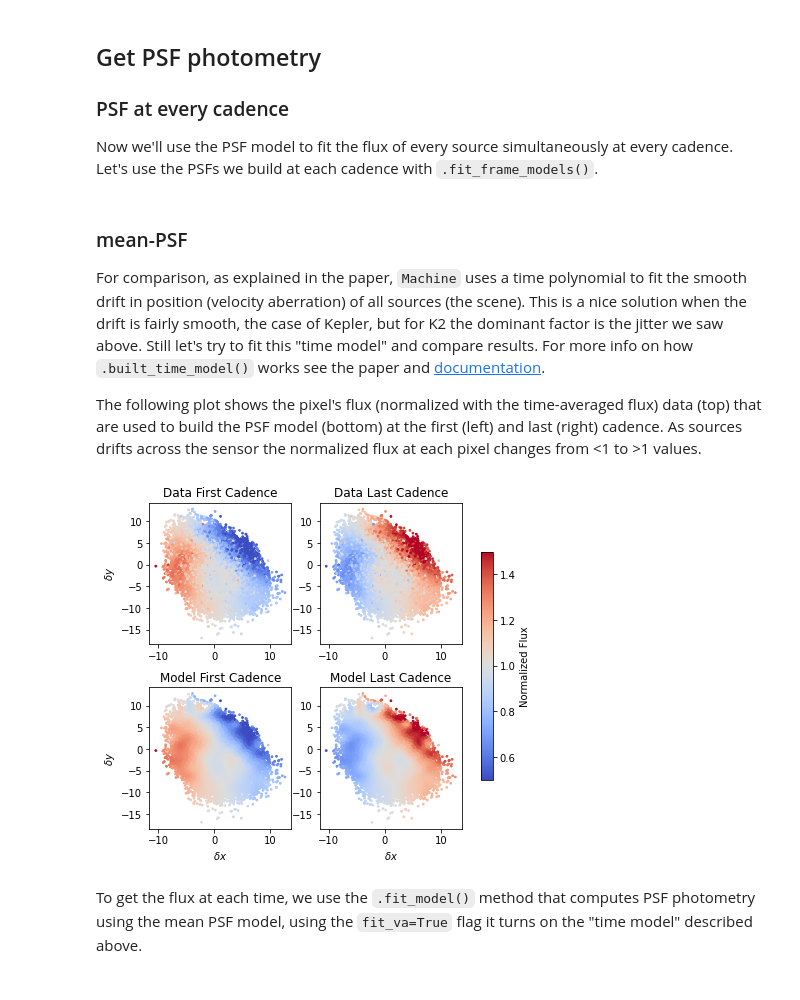
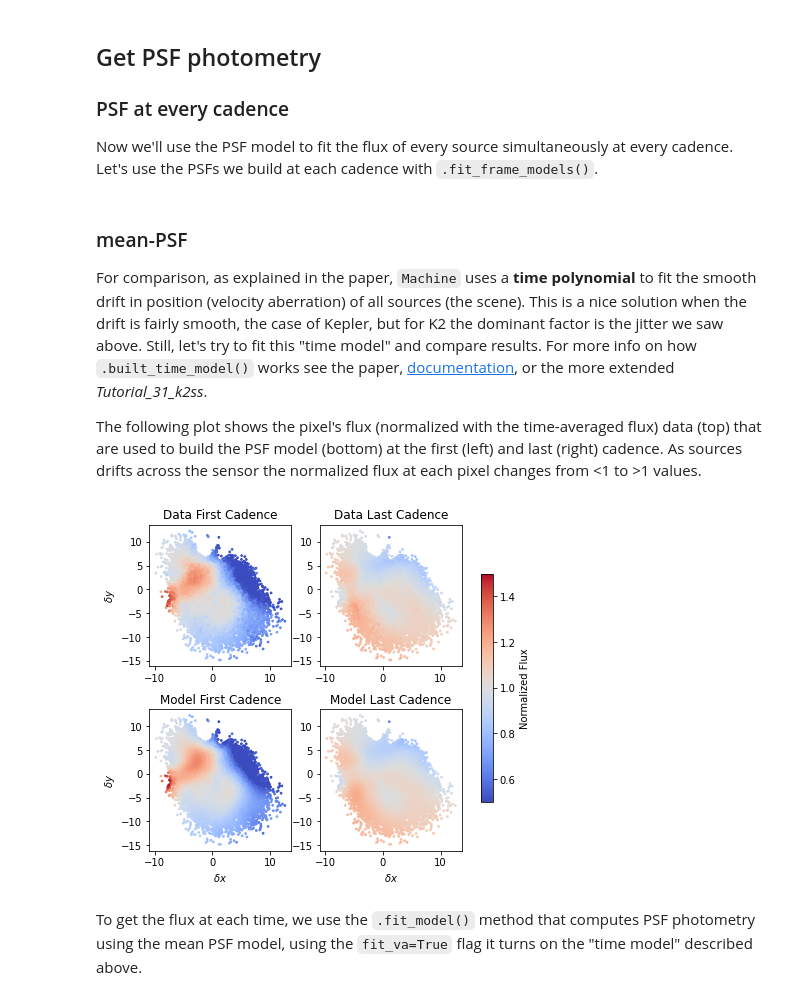
Before and after one commit to SSDataLab/psfmachine, a Jupyter notebook: docs/tutorials/Tutorial_30_k2ss.ipynb, the cells around one changed output. Drawn from its saved outputs; the diff is of its cells as text; code cells hidden in the pictures.

Commit message:
new k2-ss tutorials

```diff
--- a/docs/tutorials/Tutorial_30_k2ss.ipynb
+++ b/docs/tutorials/Tutorial_30_k2ss.ipynb
@@ -154,10 +147,11 @@ m67.fit_frame_model()
 # %% [markdown]
 ### mean-PSF
 
-For comparison, as explained in the paper, `Machine` uses a time polynomial to fit the smooth drift in position (velocity aberration) of all sources (the scene).
+For comparison, as explained in the paper, `Machine` uses a **time polynomial** to fit the smooth drift in position (velocity aberration) of all sources (the scene).
 This is a nice solution when the drift is fairly smooth, the case of Kepler, but for K2 the dominant factor is the jitter we saw above.
-Still let's try to fit this "time model" and compare  results. For more info on how `.built_time_model()` works see the
-paper and [documentation](https://ssdatalab.github.io/psfmachine/machine/#psfmachine.machine.Machine.build_time_modelx).
+Still, let's try to fit this "time model" and compare results. For more info on how `.built_time_model()` works see the
+paper, [documentation](https://ssdatalab.github.io/psfmachine/machine/#psfmachine.machine.Machine.build_time_modelx), or the more
+extended *Tutorial_31_k2ss*.
 
 The following plot shows the pixel's flux (normalized with the time-averaged flux) data (top) that are used to build the PSF model
 (bottom) at the first (left) and last (right) cadence. As sources drifts across the sensor the normalized flux at each pixel
@@ -165,10 +159,11 @@ changes from <1 to >1 values.
 # %%
 # we need to run .build_shape_model(cadenceno='mean') again to have the
 # right source masks inside machine,
-m67.build_shape_model(cadenceno='mean', plot=False);
+m67.time_corrector = "polynomial"
+m67.build_shape_model(frame_index='mean', plot=False);
 m67.build_time_model(plot=True);
 # %% [output]
-[figure, old version]
+[figure, new version]
 # %% [markdown]
 To get the flux at each time, we use the `.fit_model()` method that computes PSF photometry using the mean PSF model, using the `fit_va=True` flag
 it turns on the "time model" described above.
```
Also changed, not shown: parts of 6 cells of this notebook, 1 other file.
